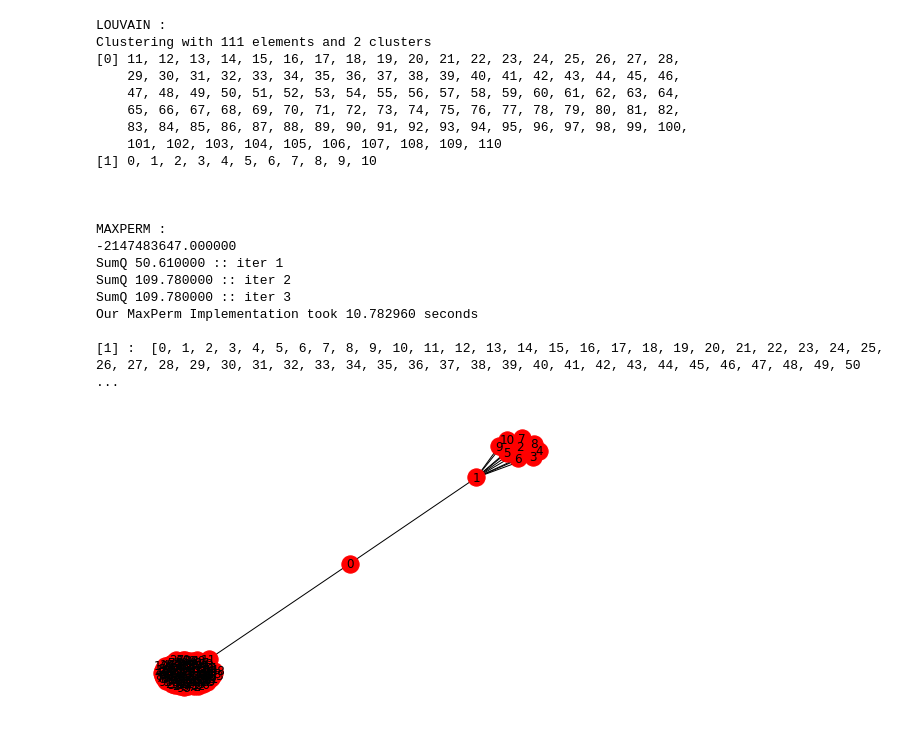
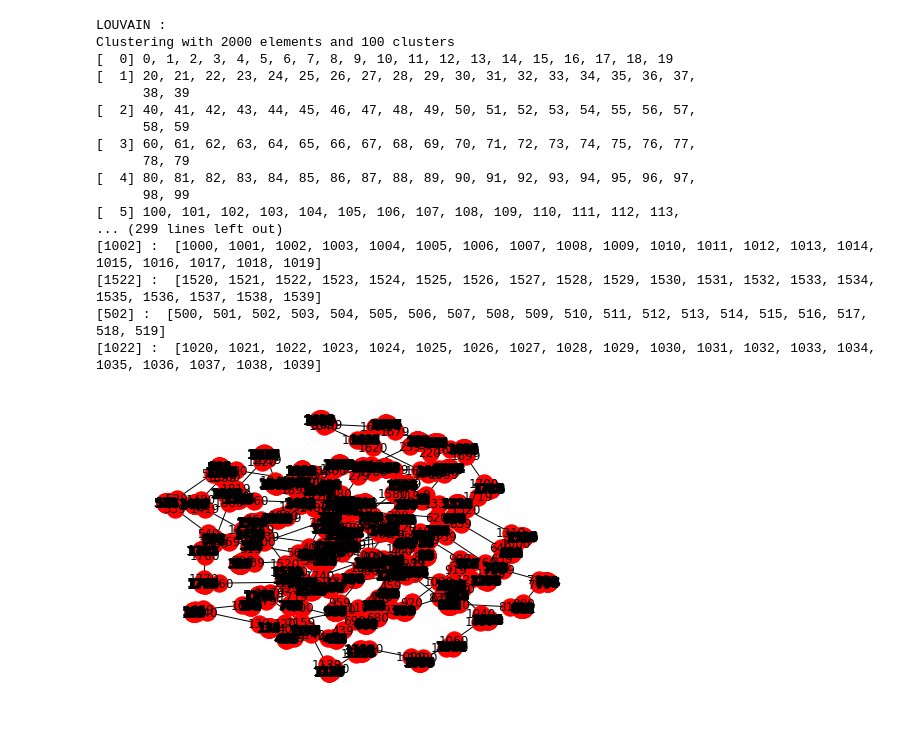
Before and after one commit to Atishay-jn/Bias-in-CDA, a Jupyter notebook: Anunay/Script.ipynb, the cells around one changed output. Drawn from its saved outputs; the diff is of its cells as text; code cells hidden in the pictures.

```diff
--- a/Anunay/Script.ipynb
+++ b/Anunay/Script.ipynb
@@ -640,29 +479,26 @@ Our MaxPerm Implementation took 0.000146 seconds
 # %%
-graph_1 = hub_surr_cliq(2,[10,100])
+graph_1 = ring_of_clique(100,20)
 print("LOUVAIN : ")
 run_louvain(graph_1[0],graph_1[1])
 print("\n\n")
 print("MAXPERM : ")
 run_maxperm(graph_1[0],graph_1[1])
 # %% [output]
 LOUVAIN :
-Clustering with 111 elements and 2 clusters
-[0] 11, 12, 13, 14, 15, 16, 17, 18, 19, 20, 21, 22, 23, 24, 25, 26, 27, 28,
-    29, 30, 31, 32, 33, 34, 35, 36, 37, 38, 39, 40, 41, 42, 43, 44, 45, 46,
-    47, 48, 49, 50, 51, 52, 53, 54, 55, 56, 57, 58, 59, 60, 61, 62, 63, 64,
-    65, 66, 67, 68, 69, 70, 71, 72, 73, 74, 75, 76, 77, 78, 79, 80, 81, 82,
-    83, 84, 85, 86, 87, 88, 89, 90, 91, 92, 93, 94, 95, 96, 97, 98, 99, 100,
-    101, 102, 103, 104, 105, 106, 107, 108, 109, 110
-[1] 0, 1, 2, 3, 4, 5, 6, 7, 8, 9, 10
-
-
-
-MAXPERM :
--2147483647.000000
-SumQ 50.610000 :: iter 1
-SumQ 109.780000 :: iter 2
-SumQ 109.780000 :: iter 3
-Our MaxPerm Implementation took 10.782960 seconds
-
-[1] :  [0, 1, 2, 3, 4, 5, 6, 7, 8, 9, 10, 11, 12, 13, 14, 15, 16, 17, 18, 19, 20, 21, 22, 23, 24, 25, 26, 27, 28, 29, 30, 31, 32, 33, 34, 35, 36, 37, 38, 39, 40, 41, 42, 43, 44, 45, 46, 47, 48, 49, 50 ...
+Clustering with 2000 elements and 100 clusters
+[  0] 0, 1, 2, 3, 4, 5, 6, 7, 8, 9, 10, 11, 12, 13, 14, 15, 16, 17, 18, 19
+[  1] 20, 21, 22, 23, 24, 25, 26, 27, 28, 29, 30, 31, 32, 33, 34, 35, 36, 37,
+      38, 39
+[  2] 40, 41, 42, 43, 44, 45, 46, 47, 48, 49, 50, 51, 52, 53, 54, 55, 56, 57,
+      58, 59
+[  3] 60, 61, 62, 63, 64, 65, 66, 67, 68, 69, 70, 71, 72, 73, 74, 75, 76, 77,
+      78, 79
+[  4] 80, 81, 82, 83, 84, 85, 86, 87, 88, 89, 90, 91, 92, 93, 94, 95, 96, 97,
+      98, 99
+[  5] 100, 101, 102, 103, 104, 105, 106, 107, 108, 109, 110, 111, 112, 113,
+... (299 lines left out)
+[1002] :  [1000, 1001, 1002, 1003, 1004, 1005, 1006, 1007, 1008, 1009, 1010, 1011, 1012, 1013, 1014, 1015, 1016, 1017, 1018, 1019]
+[1522] :  [1520, 1521, 1522, 1523, 1524, 1525, 1526, 1527, 1528, 1529, 1530, 1531, 1532, 1533, 1534, 1535, 1536, 1537, 1538, 1539]
+[502] :  [500, 501, 502, 503, 504, 505, 506, 507, 508, 509, 510, 511, 512, 513, 514, 515, 516, 517, 518, 519]
+[1022] :  [1020, 1021, 1022, 1023, 1024, 1025, 1026, 1027, 1028, 1029, 1030, 1031, 1032, 1033, 1034, 1035, 1036, 1037, 1038, 1039]
-[figure, old version]
+[figure, new version]
```
Also changed, not shown: parts of 72 cells of this notebook, 5 other files.
